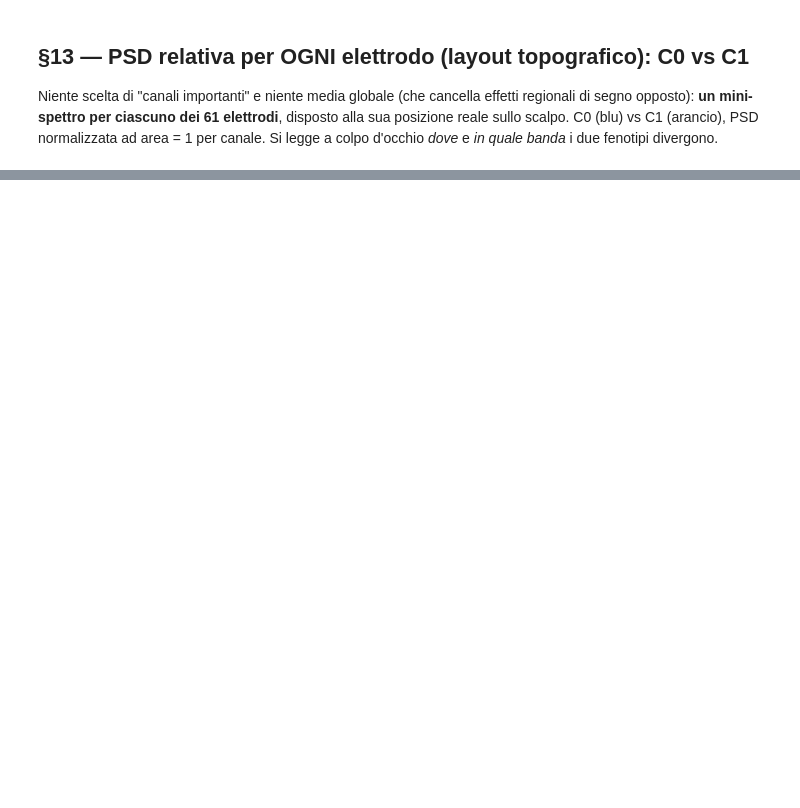
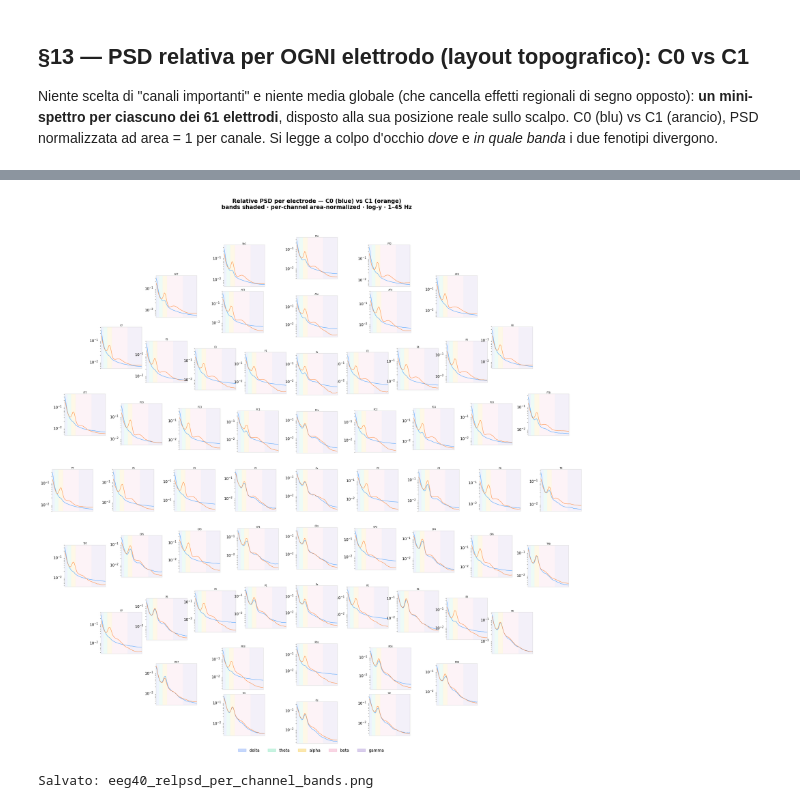
Before and after one commit to daniele22-u/miralis-hypergraph-imagined-speech, a Jupyter notebook: notebooks/EEG_40_phenotype_band_characterization.ipynb, the cells around one changed output, grey strips where cells are left out. Drawn from its saved outputs; the diff is of its cells as text; code cells hidden in the pictures; blank space fills up the shorter version.

Commit message:
feat: add relative PSD visualization plots and update phenotype analysis notebook execution counts

```diff
--- a/notebooks/EEG_40_phenotype_band_characterization.ipynb
+++ b/notebooks/EEG_40_phenotype_band_characterization.ipynb
@@ -769,0 +778,33 @@ print('Salvato: eeg40_relpsd_per_channel.png')
+# %%
+# §13b — PSD per elettrodo con le 5 bande ombreggiate
+from mne.viz import iter_topography
+import matplotlib.patches as mpatches
+
+_q = np.load(CKPT_DIR / 'persubj_relpsd_perch.npz', allow_pickle=True)
+FREQS = _q['freqs']; RELPSD_CH = _q['relpsd_ch']
+mC0 = RELPSD_CH[M0].mean(0); mC1 = RELPSD_CH[M1].mean(0)
+
+BAND_COL = {'delta':'#5B8FF9','theta':'#61DDAA','alpha':'#F6BD16',
+            'beta':'#F08BB4','gamma':'#9270CA'}
+info_topo = make_topo_info()
+fig = plt.figure(figsize=(20, 20))
+fig.suptitle('Relative PSD per electrode — C0 (blue) vs C1 (orange)\n'
+             'bands shaded · per-channel area-normalized · log-y · 1–45 Hz',
+             fontsize=15, fontweight='bold', y=1.05)
+
+for ax, idx in iter_topography(info_topo, fig=fig, fig_facecolor='white',
+                               axis_facecolor='white', axis_spinecolor='0.85'):
+    for name, (lo, hi) in BANDS.items():
+        ax.axvspan(lo, hi, color=BAND_COL[name], alpha=0.10, lw=0)
+    ax.plot(FREQS, mC0[idx], color='#4DA3FF', lw=1.0)
+    ax.plot(FREQS, mC1[idx], color='#FF8C42', lw=1.0)
+    ax.set_yscale('log'); ax.set_xlim(1, 45)
+    ax.set_title(CHAN_NAMES[idx], fontsize=6, pad=0.5)
+
+handles = [mpatches.Patch(color=c, alpha=0.35, label=n) for n, c in BAND_COL.items()]
+fig.legend(handles=handles, loc='lower center', ncol=5, frameon=False, fontsize=11)
+plt.savefig(FIG_DIR / 'eeg40_relpsd_per_channel_bands.png', dpi=150, bbox_inches='tight')
+plt.show(); print('Salvato: eeg40_relpsd_per_channel_bands.png')
+# %% [output]
+[figure, added]
+Salvato: eeg40_relpsd_per_channel_bands.png
```
Also changed, not shown: parts of 11 cells of this notebook, 5 other files.
